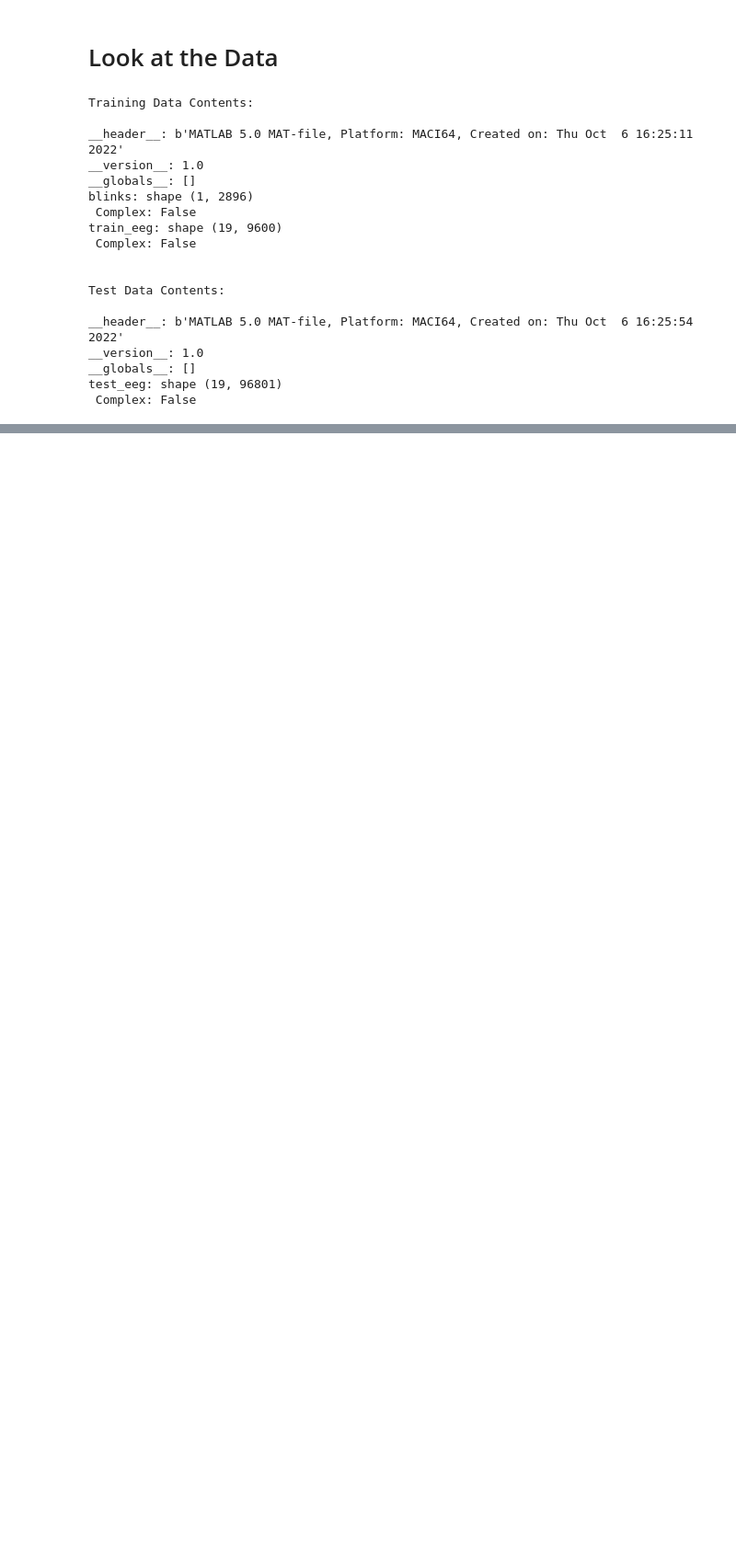
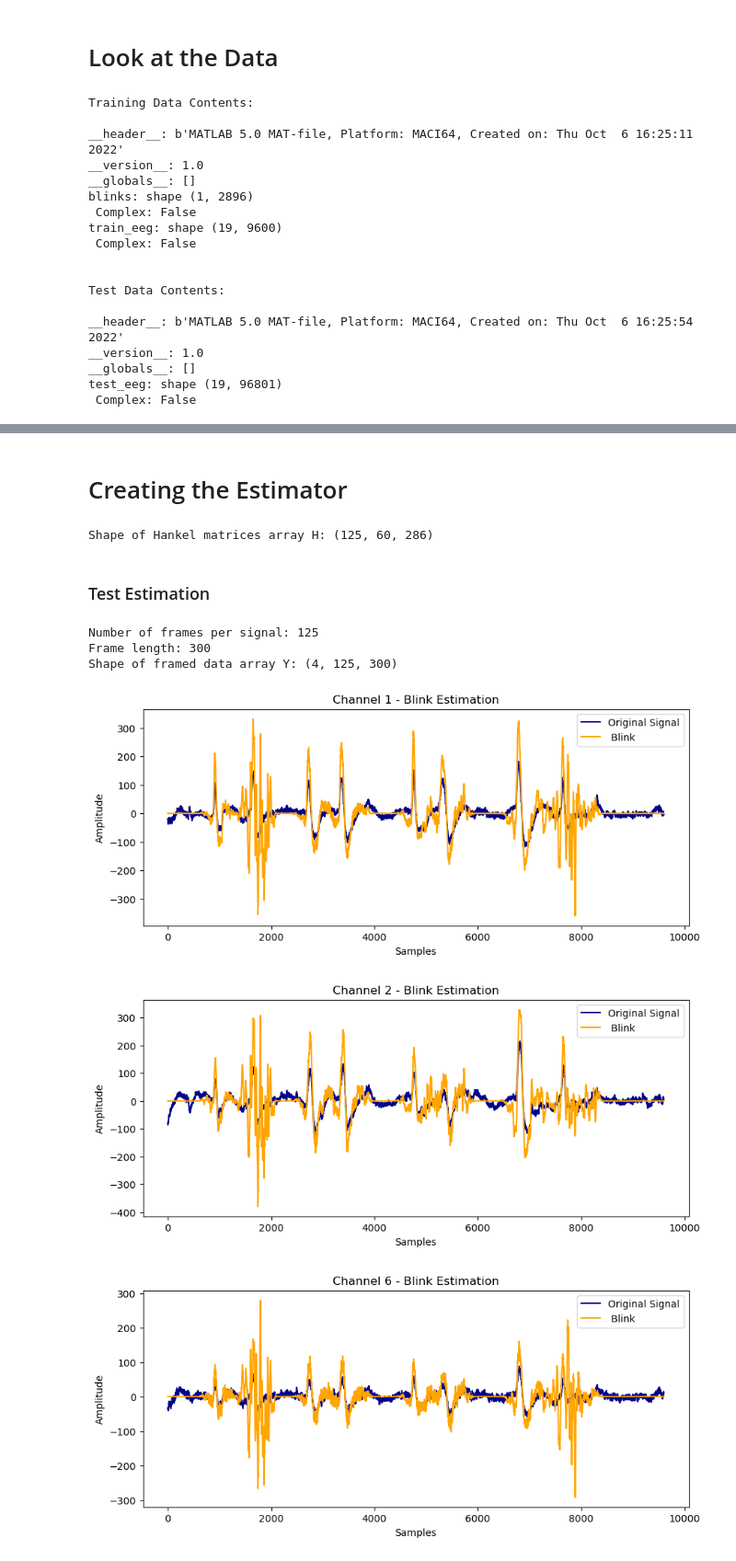
Before and after one commit to PabloABakker/EEG-Eye-Blink-Artifact-Removal, a Jupyter notebook: EEG_Eye_Blink_Artifact_Remvoval_.ipynb, the cells around one changed output, grey strips where cells are left out. Shown at 92% size. Drawn from its saved outputs; the diff is of its cells as text; code cells hidden in the pictures; blank space fills up the shorter version.

Commit message:
Amplitudes off but the rest seems good

```diff
--- a/EEG_Eye_Blink_Artifact_Remvoval_.ipynb
+++ b/EEG_Eye_Blink_Artifact_Remvoval_.ipynb
@@ -59,0 +303,28 @@ test_eeg: shape (19, 96801)
+# %% [markdown]
+# Creating the Estimator
+# %%
+# Create Hankel matrix
+def create_hankel_matrices(Y, L):
+    M, K_f, N_f = Y.shape
+    Yd = Y - Y.mean(axis=2, keepdims=True)
+    Y_hankel = []
+    for k in range(K_f):
+        Y_hankel_k = []
+        for m in range(M):
+            y = Yd[m, k]
+            # Create Hankel matrix for frame y
+            K = N_f - L + 1  # Number of columns
+            hankel_matrix = np.zeros((L, K))
+            for i in range(L):
+                hankel_matrix[i, :] = y[i:i+K]
+            Y_hankel_k.append(hankel_matrix)
+        Y_hankel_k = np.array(Y_hankel_k)  # Shape (M, L, K)
+        Y_hankel_k_stacked = Y_hankel_k.reshape(M*L, -1)  # Shape (M*L, K)
+        Y_hankel.append(Y_hankel_k_stacked)
+    return np.array(Y_hankel) # Shape (K_f, M*L, K)
+
+L = 15
+Henkel = create_hankel_matrices(Y, L)
+print(f"Shape of Hankel matrices array H: {Henkel.shape}")  # Should be (K_f, M*L, K)
+# %% [output]
+Shape of Hankel matrices array H: (125, 60, 286)
@@ -59,0 +434,29 @@ test_eeg: shape (19, 96801)
+# %% [markdown]
+### Test Estimation
+# %%
+# Parameters
+N_f = 300
+Overlap = 0.75
+L = 15
+channels = [0, 1, 5, 8]
+gamma = gamma
+
+X = estimate_blinks(data=train_EEG, N_f=N_f, Overlap=Overlap, L=L, channels=channels, gamma=gamma)
+
+# Plot results
+for i, ch in enumerate(channels):
+    plt.figure(figsize=(10,4))
+    plt.plot(train_EEG[ch], label='Original Signal', color='darkblue')
+    plt.plot(X[i], label=' Blink', color='orange')
+    plt.title(f'Channel {ch+1} - Blink Estimation')
+    plt.xlabel('Samples')
+    plt.ylabel('Amplitude')
+    plt.legend()
+    plt.show()
+# %% [output]
+Number of frames per signal: 125
+Frame length: 300
+Shape of framed data array Y: (4, 125, 300)
+[figure, added]
+[figure, added]
+[figure, added]
```
Also changed, not shown: parts of 15 cells of this notebook.
